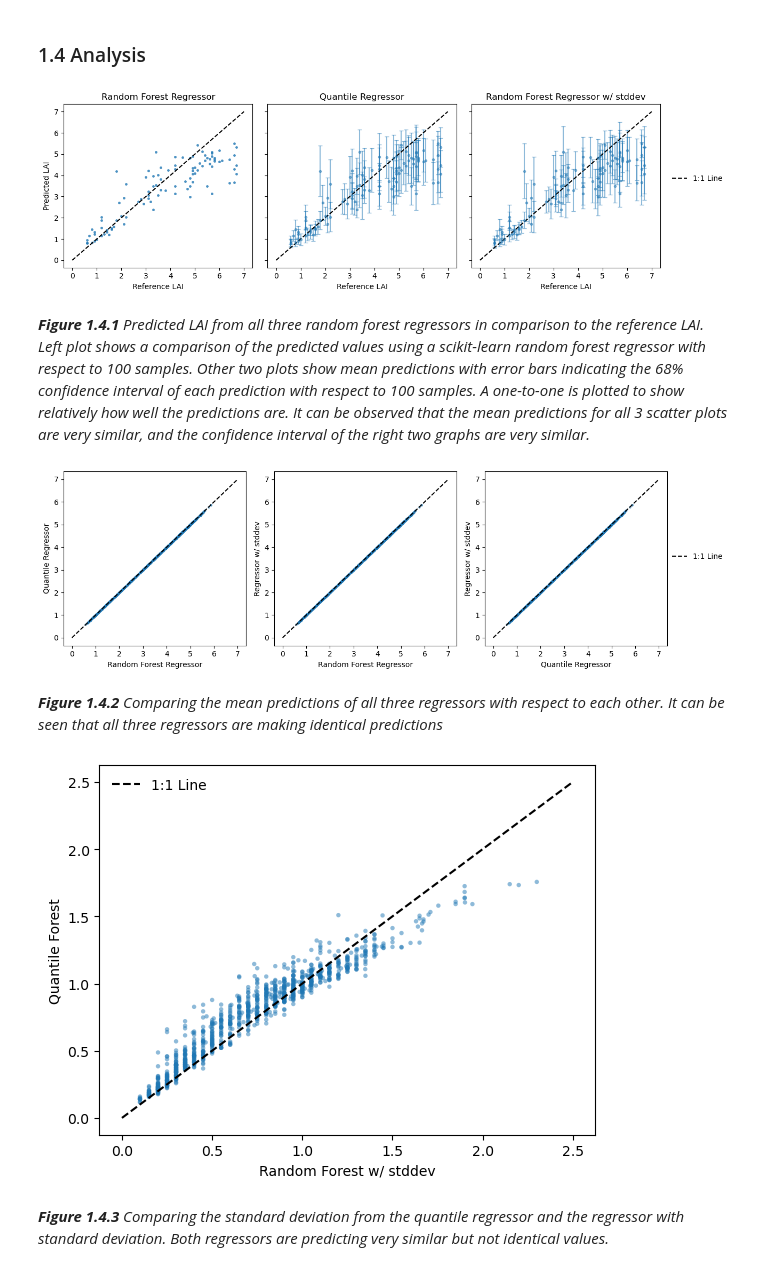
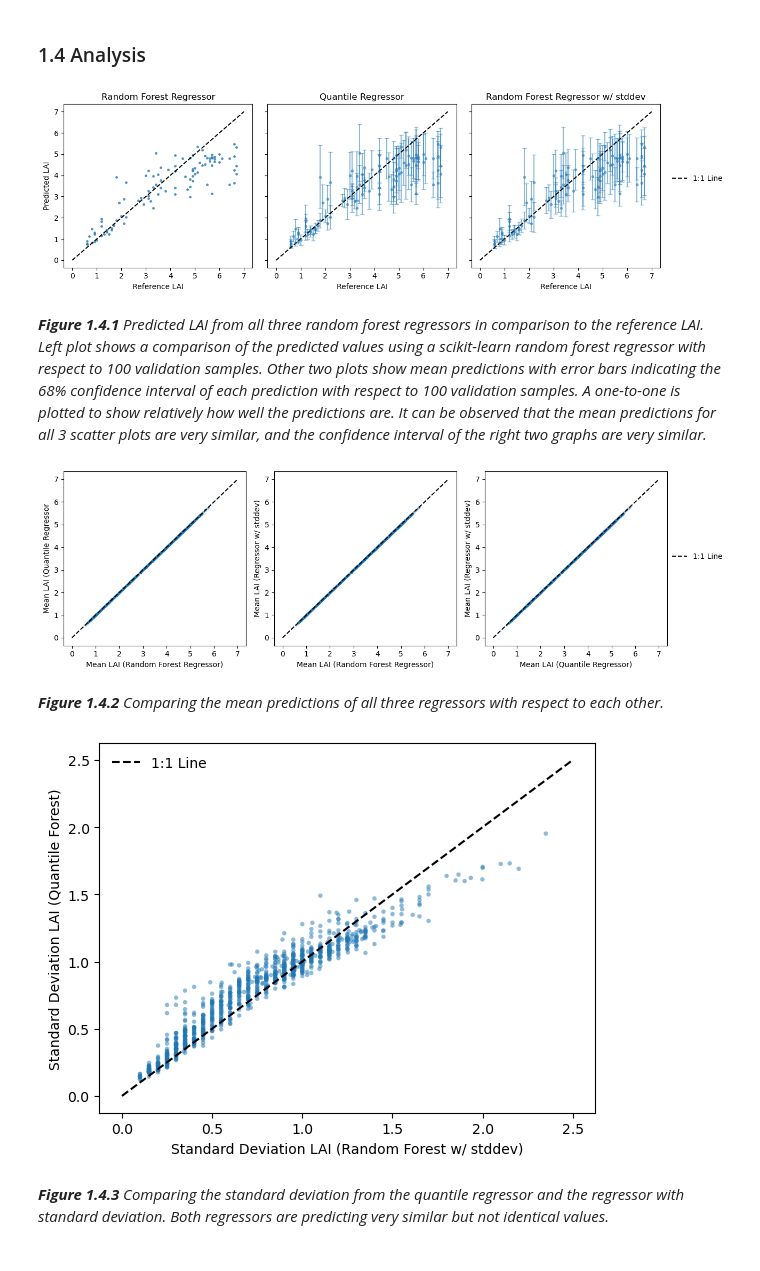
Before and after one commit to watermelonxx/WorkTerm-Winter2023, a Jupyter notebook: ModelingUncertainty/ModelingUncertainty.ipynb, the cells around one changed output. Cells and saved outputs as stored; diff of their text form; code cells hidden in the pictures.

```diff
--- a/ModelingUncertainty/ModelingUncertainty.ipynb
+++ b/ModelingUncertainty/ModelingUncertainty.ipynb
@@ -91,7 +163,7 @@ We will use the default function to measure the quality of a split, which is **m
 # Creating and fitting a Random Forest Regressor for biome 7 with 100 trees
 biome = 7
 valbiomeDictLAI[biome]['rf'] = dict()
-valbiomeDictLAI[biome]['rf']['model'] = RandomForestRegressor(n_estimators=100,min_samples_leaf=10,max_features=5,bootstrap=True,random_state=0,n_jobs=-1,max_leaf_nodes=10000)
+valbiomeDictLAI[biome]['rf']['model'] = RandomForestRegressor(n_estimators=100,min_samples_leaf=10,max_features=3,bootstrap=True,random_state=0,n_jobs=-1,max_leaf_nodes=10000)
 # %% [markdown]
 #### 1.1.2 Training the Model
 To train our model, we call the `fit` method and pass our training data as parameters.
@@ -147,7 +230,7 @@ We can define the random forest regressor model with the same parameters as our
 # Creating a Random Forest Quantile Regressor (100 trees per forest)
 biome = 7
 valbiomeDictLAI[biome]['rfqr'] = dict()
-valbiomeDictLAI[biome]['rfqr']['model'] = RandomForestQuantileRegressor(n_estimators=100,min_samples_leaf=10,max_features=5,bootstrap=True,random_state=0,verbose=0,n_jobs=-1,max_leaf_nodes=10000)
+valbiomeDictLAI[biome]['rfqr']['model'] = RandomForestQuantileRegressor(n_estimators=100,min_samples_leaf=10,max_features=3,bootstrap=True,random_state=0,verbose=0,n_jobs=-1,max_leaf_nodes=10000)
 # %% [markdown]
 #### 1.2.2 Training our Model
 Again, to train our model, we call the `fit` method and pass our training data as parameters.
@@ -208,7 +301,7 @@ from skgarden import RandomForestRegressor as rfrgarden
 # %%
 biome = 7
 valbiomeDictLAI[biome]['rfstddev'] = dict()
-valbiomeDictLAI[biome]['rfstddev']['model'] = rfrgarden(n_estimators=100,min_samples_leaf=10,max_features=5,bootstrap=True,random_state=0,verbose=0,n_jobs=-1,max_leaf_nodes=10000)
+valbiomeDictLAI[biome]['rfstddev']['model'] = rfrgarden(n_estimators=100,min_samples_leaf=10,max_features=3,bootstrap=True,random_state=0,verbose=0,n_jobs=-1,max_leaf_nodes=10000)
 # %% [markdown]
 #### 1.3.2 Training the Model
 To train our model, we call the `fit` method and pass our training data as parameters.
@@ -284,45 +384,44 @@ fig.legend(bbox_to_anchor=(1.08, 0.6), loc='centre', frameon=0)
 plt.tight_layout()
 plt.show()
 # %% [output]
-[figure, old version]
+[figure, new version]
 # %% [markdown]
-_**Figure 1.4.1** Predicted LAI from all three random forest regressors in comparison to the reference LAI. Left plot shows a comparison of the predicted values using a scikit-learn random forest regressor with respect to 100 samples. Other two plots show mean predictions with error bars indicating the 68% confidence interval of each prediction with respect to 100 samples. A one-to-one is plotted to show relatively how well the predictions are. It can be observed that the mean predictions for all 3 scatter plots are very similar, and the confidence interval of the right two graphs are very similar._
+_**Figure 1.4.1** Predicted LAI from all three random forest regressors in comparison to the reference LAI. Left plot shows a comparison of the predicted values using a scikit-learn random forest regressor with respect to 100 validation samples. Other two plots show mean predictions with error bars indicating the 68% confidence interval of each prediction with respect to 100 validation samples. A one-to-one is plotted to show relatively how well the predictions are. It can be observed that the mean predictions for all 3 scatter plots are very similar, and the confidence interval of the right two graphs are very similar._
 # %%
 fig, axes = plt.subplots(1, 3, figsize=(12, 4), sharey=False)
 
 axes[0].scatter(np.divide(valbiomeDictLAI[biome]['rf']['y_pred_1000'], scaling), np.divide(valbiomeDictLAI[biome]['rfqr']['mean_1000'], scaling), alpha=0.5, s=12, lw=0)
 axes[0].plot([0, 7], [0, 7], 'k--')
-axes[0].set_xlabel("Random Forest Regressor")
-axes[0].set_ylabel("Quantile Regressor")
+axes[0].set_xlabel("Mean LAI (Random Forest Regressor)")
+axes[0].set_ylabel("Mean LAI (Quantile Regressor")
 
 axes[1].scatter(np.divide(valbiomeDictLAI[biome]['rf']['y_pred_1000'], scaling), np.divide(valbiomeDictLAI[biome]['rfstddev']['mean_1000'], scaling), alpha=0.5, s=12, lw=0)
 axes[1].plot([0, 7], [0, 7], 'k--')
-axes[1].set_xlabel("Random Forest Regressor")
-axes[1].set_ylabel("Regressor w/ stddev")
+axes[1].set_xlabel("Mean LAI (Random Forest Regressor)")
+axes[1].set_ylabel("Mean LAI (Regressor w/ stddev)")
 
 axes[2].scatter(np.divide(valbiomeDictLAI[biome]['rfqr']['mean_1000'], scaling), np.divide(valbiomeDictLAI[biome]['rfstddev']['mean_1000'], scaling), alpha=0.5, s=12, lw=0)
 axes[2].plot([0, 7], [0, 7], 'k--', label='1:1 Line')
-axes[2].set_xlabel("Quantile Regressor")
-axes[2].set_ylabel("Regressor w/ stddev")
+axes[2].set_xlabel("Mean LAI (Quantile Regressor)")
+axes[2].set_ylabel("Mean LAI (Regressor w/ stddev)")
 
 fig.legend(bbox_to_anchor=(1.08, 0.6), loc='centre', frameon=0)
 plt.tight_layout()
 plt.show()
 # %% [output]
-[figure, old version]
+[figure, new version]
 # %% [markdown]
-_**Figure 1.4.2** Comparing the mean predictions of all three regressors with respect to each other. It can be seen that all three regressors are making identical predictions_
+_**Figure 1.4.2** Comparing the mean predictions of all three regressors with respect to each other._
 # %%
 plt.scatter(np.divide(valbiomeDictLAI[biome]['rfqr']['stddev_1000'], scaling), np.divide(valbiomeDictLAI[biome]['rfstddev']['stddev_1000'], scaling), s=10, alpha=0.5, edgecolors='none')
 
 plt.plot([0, 2.5], [0, 2.5], 'k--', label='1:1 Line')
-plt.xlabel("Random Forest w/ stddev")
-plt.ylabel("Quantile Forest")
-# plt.title('Random Forest')
+plt.xlabel("Standard Deviation LAI (Random Forest w/ stddev)")
+plt.ylabel("Standard Deviation LAI (Quantile Forest)")
 plt.legend(frameon=0)
 plt.show()
 # %% [output]
-[figure, old version]
+[figure, new version]
 # %% [markdown]
 _**Figure 1.4.3** Comparing the standard deviation from the quantile regressor and the regressor with standard deviation. Both regressors are predicting very similar but not identical values._
 # %% [markdown]
```
Also changed, not shown: parts of 53 cells of this notebook.
